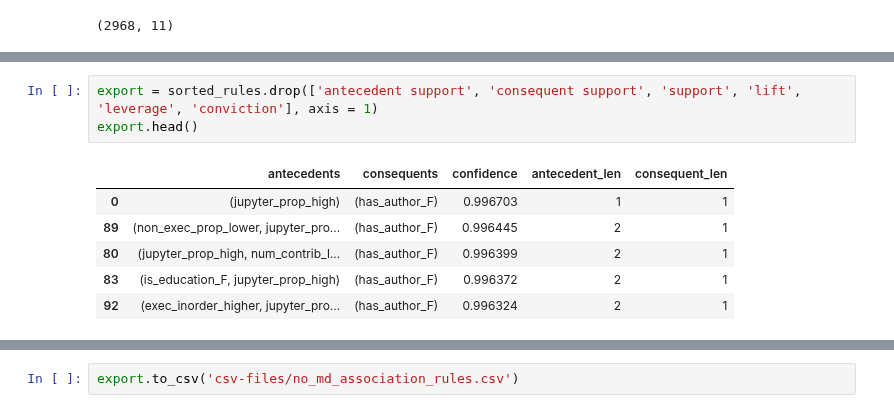
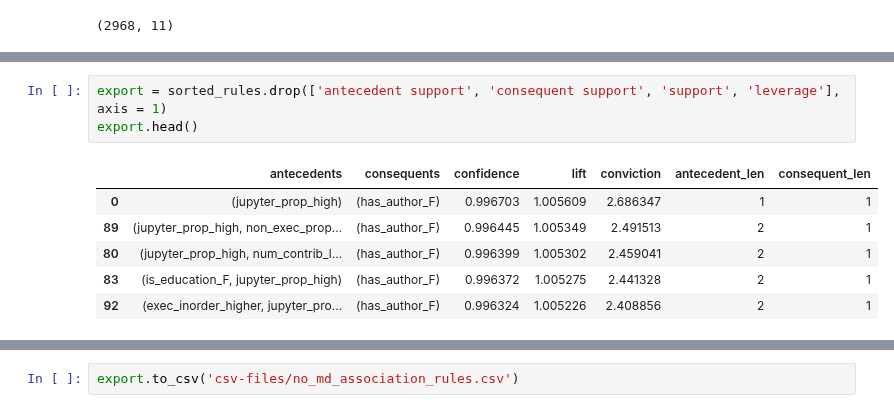
Before and after one commit to Isabel-Gan/quantifying-notebook-features, a Jupyter notebook: output/complete-runs/analysis/rule-mining/rule-mining-analysis.ipynb, the cells around one changed output, grey strips where cells are left out. Drawn from its saved outputs; the diff is of its cells as text.

```diff
--- a/output/complete-runs/analysis/rule-mining/rule-mining-analysis.ipynb
+++ b/output/complete-runs/analysis/rule-mining/rule-mining-analysis.ipynb
@@ -138,15 +187,15 @@ sorted_rules.head()
 | 83 | (is_education_F, jupyter_prop_high) | (has_author_F) | 0.610332 | 0.991144 | 0.608118 | 0.996372 | 1.005275 | ... |
 | 92 | (exec_inorder_higher, jupyter_pro... | (has_author_F) | 0.602214 | 0.991144 | 0.600000 | 0.996324 | 1.005226 | ... |
 # %%
-export = sorted_rules.drop(['antecedent support', 'consequent support', 'support', 'lift', 'leverage', 'conviction'], axis = 1)
+export = sorted_rules.drop(['antecedent support', 'consequent support', 'support', 'leverage'], axis = 1)
 export.head()
 # %% [output]
-|  | antecedents | consequents | confidence | antecedent_len | consequent_len |
-| 0 | (jupyter_prop_high) | (has_author_F) | 0.996703 | 1 | 1 |
-| 89 | (non_exec_prop_lower, jupyter_pro... | (has_author_F) | 0.996445 | 2 | 1 |
-| 80 | (jupyter_prop_high, num_contrib_l... | (has_author_F) | 0.996399 | 2 | 1 |
-| 83 | (is_education_F, jupyter_prop_high) | (has_author_F) | 0.996372 | 2 | 1 |
-| 92 | (exec_inorder_higher, jupyter_pro... | (has_author_F) | 0.996324 | 2 | 1 |
+|  | antecedents | consequents | confidence | lift | conviction | antecedent_len | consequent_len |
+| 0 | (jupyter_prop_high) | (has_author_F) | 0.996703 | 1.005609 | 2.686347 | 1 | 1 |
+| 89 | (jupyter_prop_high, non_exec_prop... | (has_author_F) | 0.996445 | 1.005349 | 2.491513 | 2 | 1 |
+| 80 | (jupyter_prop_high, num_contrib_l... | (has_author_F) | 0.996399 | 1.005302 | 2.459041 | 2 | 1 |
+| 83 | (is_education_F, jupyter_prop_high) | (has_author_F) | 0.996372 | 1.005275 | 2.441328 | 2 | 1 |
+| 92 | (exec_inorder_higher, jupyter_pro... | (has_author_F) | 0.996324 | 1.005226 | 2.408856 | 2 | 1 |
 # %%
 export['antecedents'] = export['antecedents'].apply(lambda x : str(x).replace('frozenset', ''))
 export['consequents'] = export['consequents'].apply(lambda x : str(x).replace('frozenset', ''))
```
Also changed, not shown: parts of 16 cells of this notebook, 4 other files.
